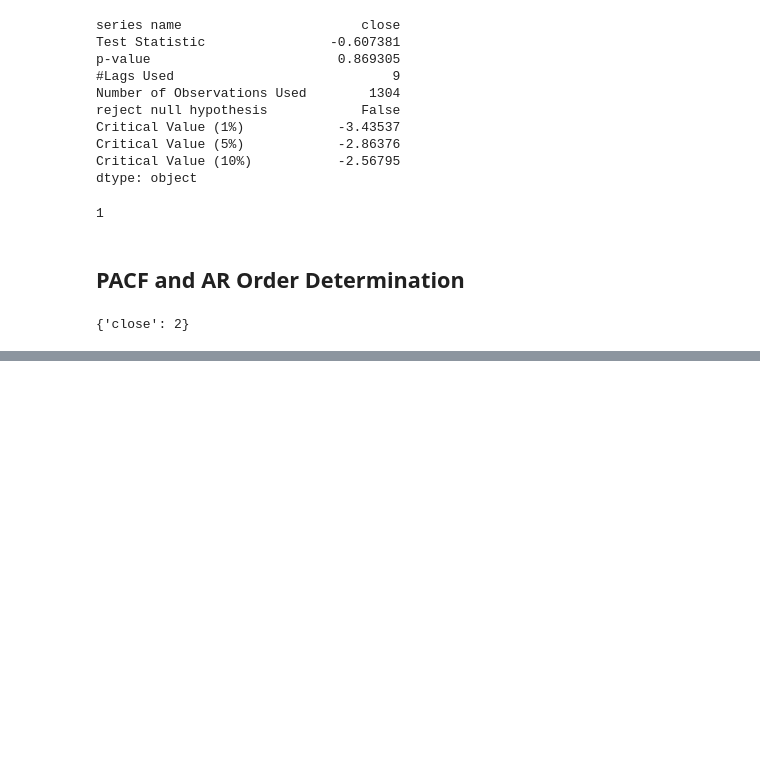
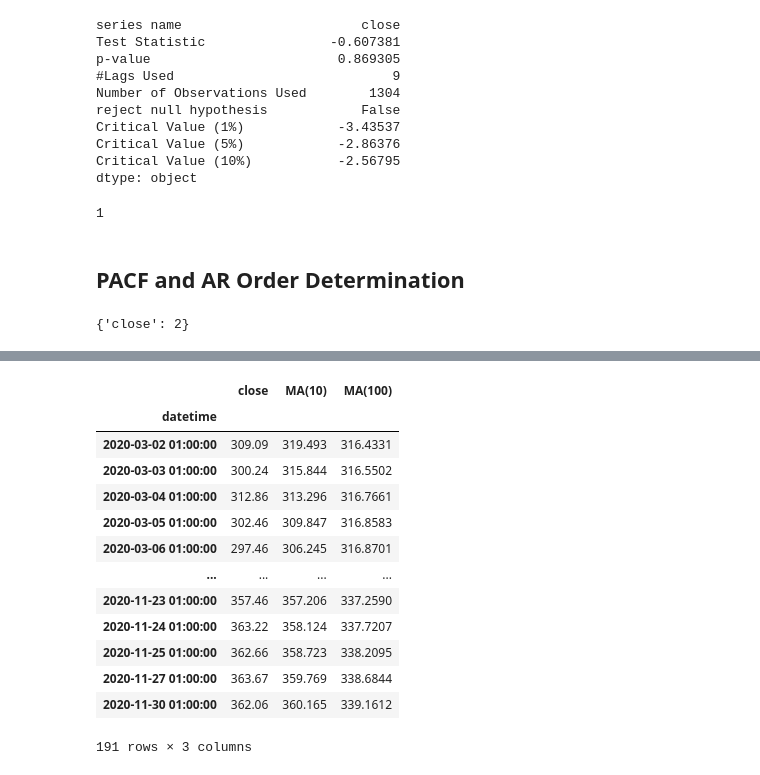
Before and after one commit to yunghanjeong/fitsnbits, a Jupyter notebook: notebooks/arima_eda_class_build.ipynb, the cells around one changed output, grey strips where cells are left out. Drawn from its saved outputs; the diff is of its cells as text; code cells hidden in the pictures; blank space fills up the shorter version.

```diff
--- a/notebooks/arima_eda_class_build.ipynb
+++ b/notebooks/arima_eda_class_build.ipynb
@@ -97,0 +322,17 @@ atl.get_pacf_lag(data_df)
+# %%
+test_plot[(test_plot.index > "2020-03-01") & (test_plot.index < start)]
+# %% [output]
+|  | close | MA(10) | MA(100) |
+| datetime |  |  |  |
+| 2020-03-02 01:00:00 | 309.09 | 319.493 | 316.4331 |
+| 2020-03-03 01:00:00 | 300.24 | 315.844 | 316.5502 |
+| 2020-03-04 01:00:00 | 312.86 | 313.296 | 316.7661 |
+| 2020-03-05 01:00:00 | 302.46 | 309.847 | 316.8583 |
+| 2020-03-06 01:00:00 | 297.46 | 306.245 | 316.8701 |
+| ... | ... | ... | ... |
+| 2020-11-23 01:00:00 | 357.46 | 357.206 | 337.2590 |
+| 2020-11-24 01:00:00 | 363.22 | 358.124 | 337.7207 |
+| 2020-11-25 01:00:00 | 362.66 | 358.723 | 338.2095 |
+| 2020-11-27 01:00:00 | 363.67 | 359.769 | 338.6844 |
+| 2020-11-30 01:00:00 | 362.06 | 360.165 | 339.1612 |
+191 rows × 3 columns
```
Also changed, not shown: parts of 16 cells of this notebook, 5 other files.
